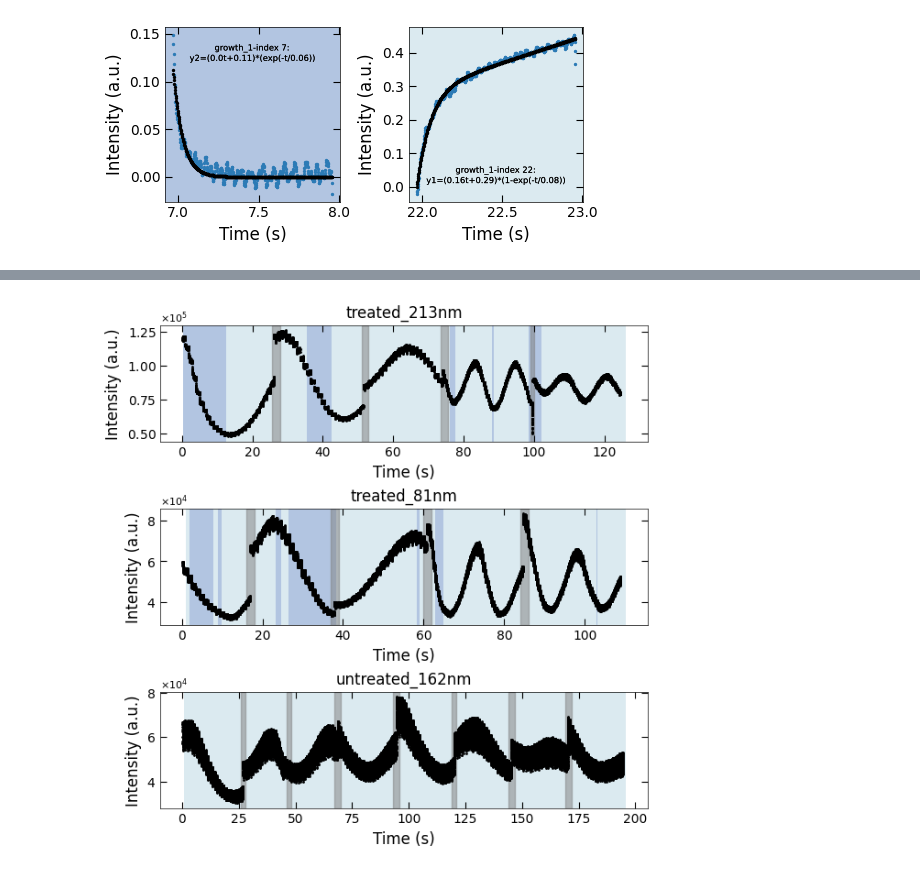
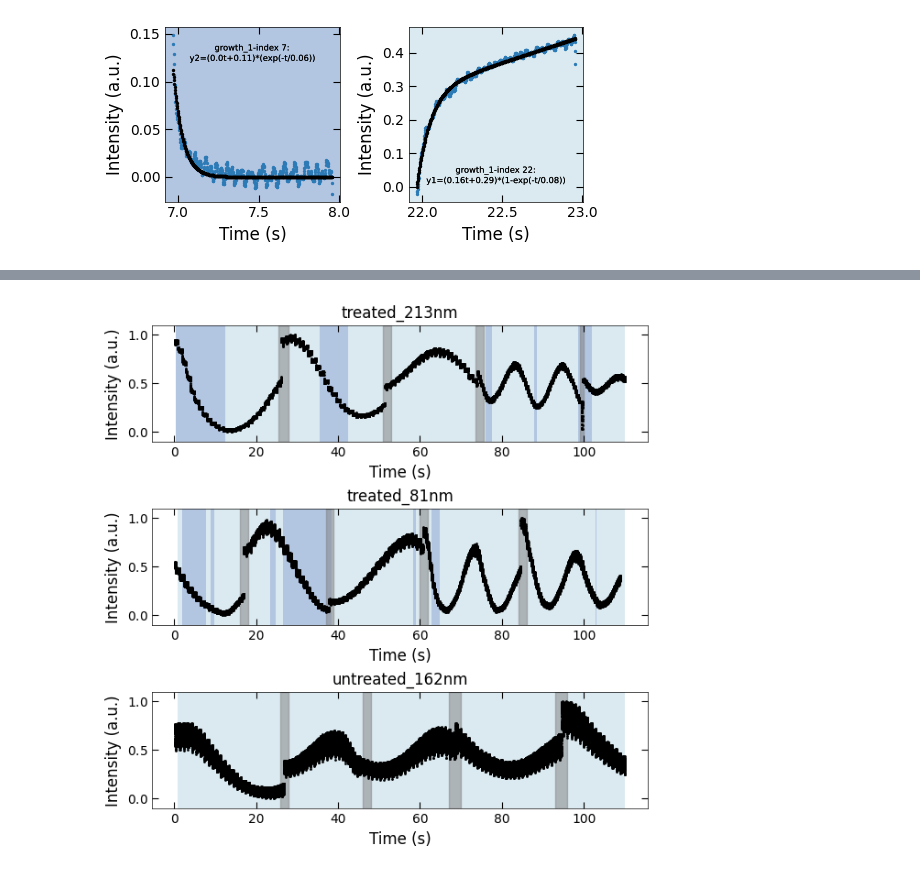
Before and after one commit to yig319/m3_learning, a Jupyter notebook: m3_learning/papers/2023_RHEED_PLD_SrTiO3/6_Growth_mechanism.ipynb, the cells around one changed output, grey strips where cells are left out. Drawn from its saved outputs; the diff is of its cells as text; code cells hidden in the pictures.

```diff
--- a/m3_learning/papers/2023_RHEED_PLD_SrTiO3/6_Growth_mechanism.ipynb
+++ b/m3_learning/papers/2023_RHEED_PLD_SrTiO3/6_Growth_mechanism.ipynb
@@ -30,4 +30,4 @@ compare_loss_difference()
 # %%
-compare_growth_mechanism()
+compare_growth_mechanism(align_time=True, normalize=True)
 # %% [output]
-[figure, old version]
+[figure, new version]
```
Also changed, not shown: parts of 2 cells of this notebook, 14 other files.
